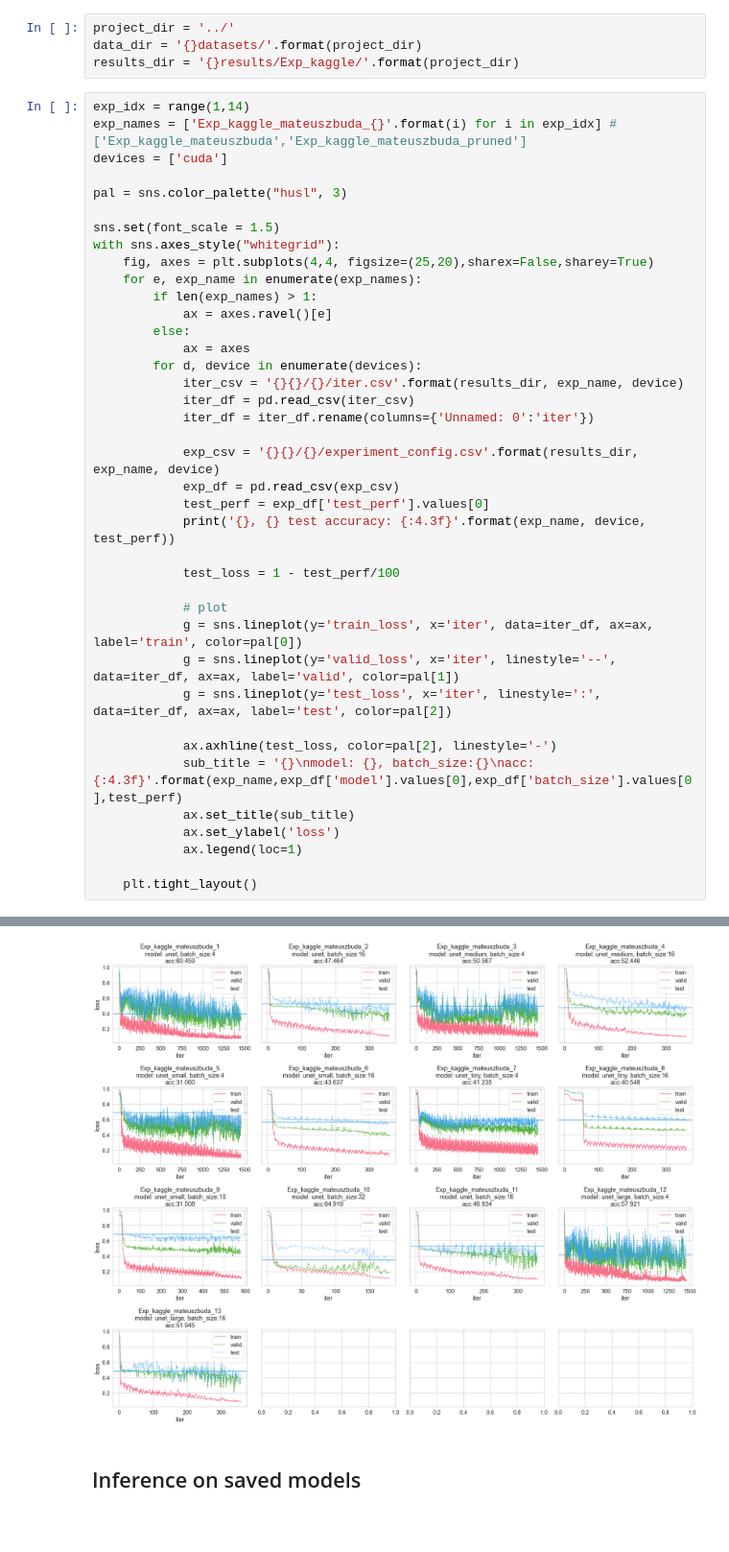
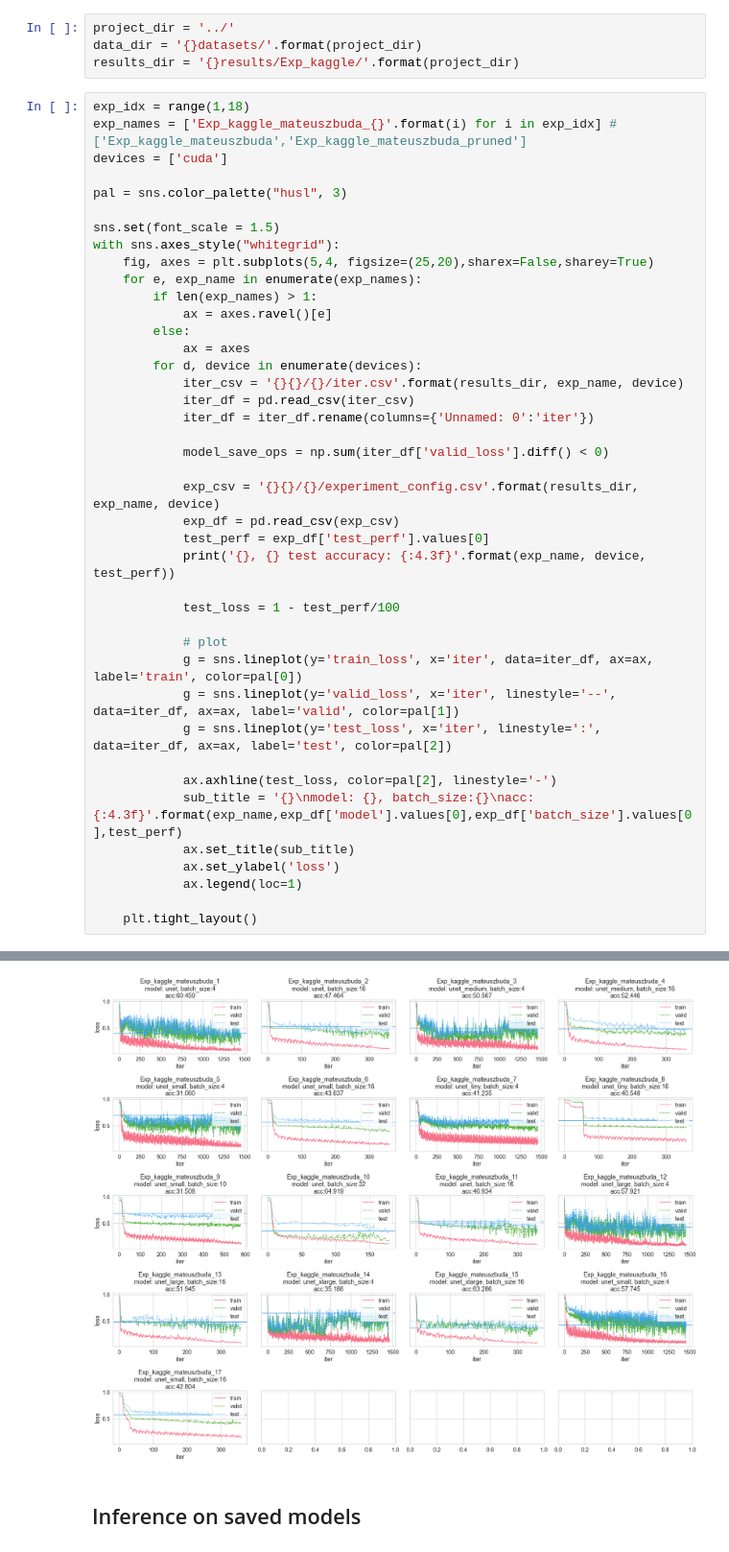
Before and after one commit to neurodatascience/watts_up_compute, a Jupyter notebook: notebooks/7_model_accruacy.ipynb, the cells around one changed output, grey strips where cells are left out. Shown at 96% size. Drawn from its saved outputs; the diff is of its cells as text; blank space fills up the shorter version.

```diff
--- a/notebooks/7_model_accruacy.ipynb
+++ b/notebooks/7_model_accruacy.ipynb
@@ -21,7 +21,7 @@ project_dir = '../'
 data_dir = '{}datasets/'.format(project_dir)
 results_dir = '{}results/Exp_kaggle/'.format(project_dir)
 # %%
-exp_idx = range(1,14)
+exp_idx = range(1,18)
 exp_names = ['Exp_kaggle_mateuszbuda_{}'.format(i) for i in exp_idx] #['Exp_kaggle_mateuszbuda','Exp_kaggle_mateuszbuda_pruned']
 devices = ['cuda']
 
@@ -29,7 +29,7 @@ pal = sns.color_palette("husl", 3)
 
 sns.set(font_scale = 1.5)
 with sns.axes_style("whitegrid"):
-    fig, axes = plt.subplots(4,4, figsize=(25,20),sharex=False,sharey=True)
+    fig, axes = plt.subplots(5,4, figsize=(25,20),sharex=False,sharey=True)
     for e, exp_name in enumerate(exp_names):
         if len(exp_names) > 1:
             ax = axes.ravel()[e]
@@ -39,6 +39,8 @@ with sns.axes_style("whitegrid"):
             iter_csv = '{}{}/{}/iter.csv'.format(results_dir, exp_name, device)
             iter_df = pd.read_csv(iter_csv)
             iter_df = iter_df.rename(columns={'Unnamed: 0':'iter'})
+
+            model_save_ops = np.sum(iter_df['valid_loss'].diff() < 0)
 
             exp_csv = '{}{}/{}/experiment_config.csv'.format(results_dir, exp_name, device)
             exp_df = pd.read_csv(exp_csv)
@@ -76,4 +82,4 @@ Exp_kaggle_mateuszbuda_13, cuda test accuracy: 51.945
-[figure, old version]
+[figure, new version]
 # %% [markdown]
 ## Inference on saved models
 # %%
```
Also changed, not shown: parts of 2 cells of this notebook, 3 other files.
